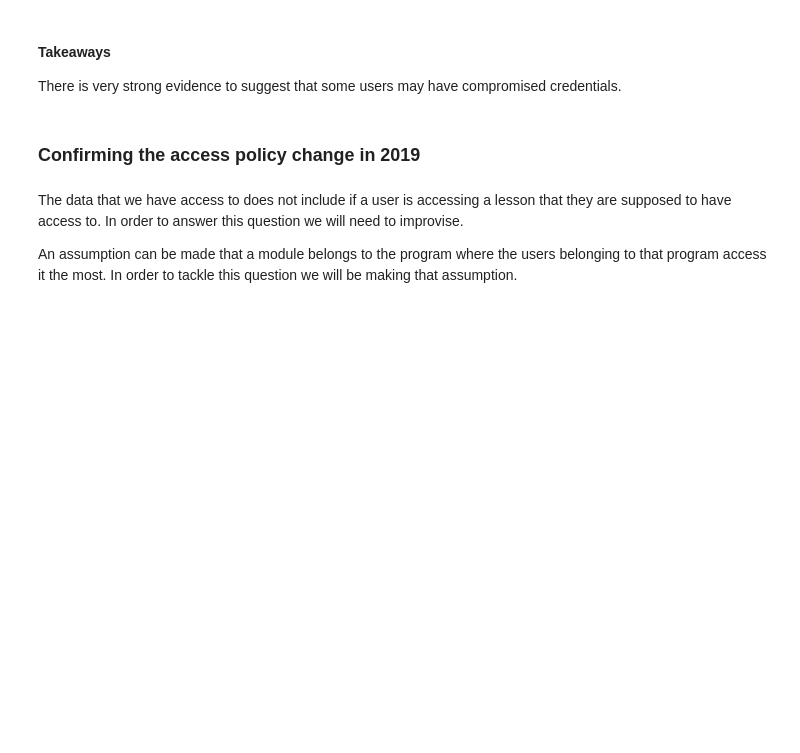
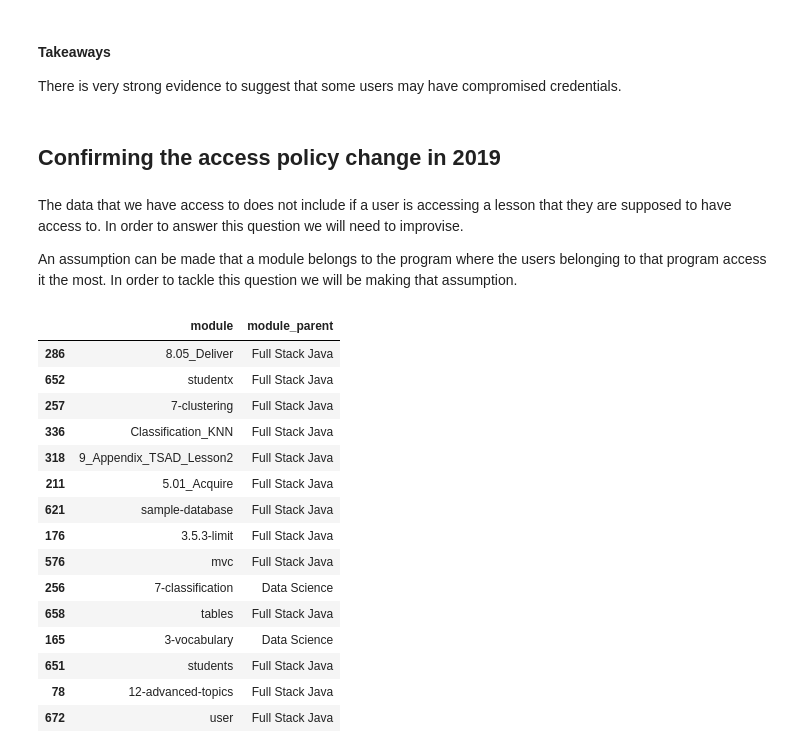
Before and after one commit to best-anamoly-detection-group-project/detection_project, a Jupyter notebook: Report_security.ipynb, the cells around one changed output. Saved outputs shown, nothing was run; the diff lists cells and outputs as text; code cells hidden in the pictures; blank space fills up the shorter version.

```diff
--- a/Report_security.ipynb
+++ b/Report_security.ipynb
@@ -81,7 +81,7 @@ ip_tk.detect_country_geohop_events(df, window='1W', group_by='user_id')
 #### Takeaways
 There is very strong evidence to suggest that some users may have compromised credentials.
 # %% [markdown]
-### Confirming the access policy change in 2019
+## Confirming the access policy change in 2019
 # %% [markdown]
 The data that we have access to does not include if a user is accessing a lesson that they are supposed to have access to.  In order to answer this question we will need to improvise.
 
@@ -88,0 +101,20 @@ An assumption can be made that a module belongs to the program where the users b
+# %%
+parents = build_module_parent_df(df)
+parents.sample(15, random_state=42)
+# %% [output]
+|  | module | module_parent |
+| 286 | 8.05_Deliver | Full Stack Java |
+| 652 | studentx | Full Stack Java |
+| 257 | 7-clustering | Full Stack Java |
+| 336 | Classification_KNN | Full Stack Java |
+| 318 | 9_Appendix_TSAD_Lesson2 | Full Stack Java |
+| 211 | 5.01_Acquire | Full Stack Java |
+| 621 | sample-database | Full Stack Java |
+| 176 | 3.5.3-limit | Full Stack Java |
+| 576 | mvc | Full Stack Java |
+| 256 | 7-classification | Data Science |
+| 658 | tables | Full Stack Java |
+| 165 | 3-vocabulary | Data Science |
+| 651 | students | Full Stack Java |
+| 78 | 12-advanced-topics | Full Stack Java |
+| 672 | user | Full Stack Java |
```
Also changed, not shown: parts of 7 cells of this notebook, 1 other file.
